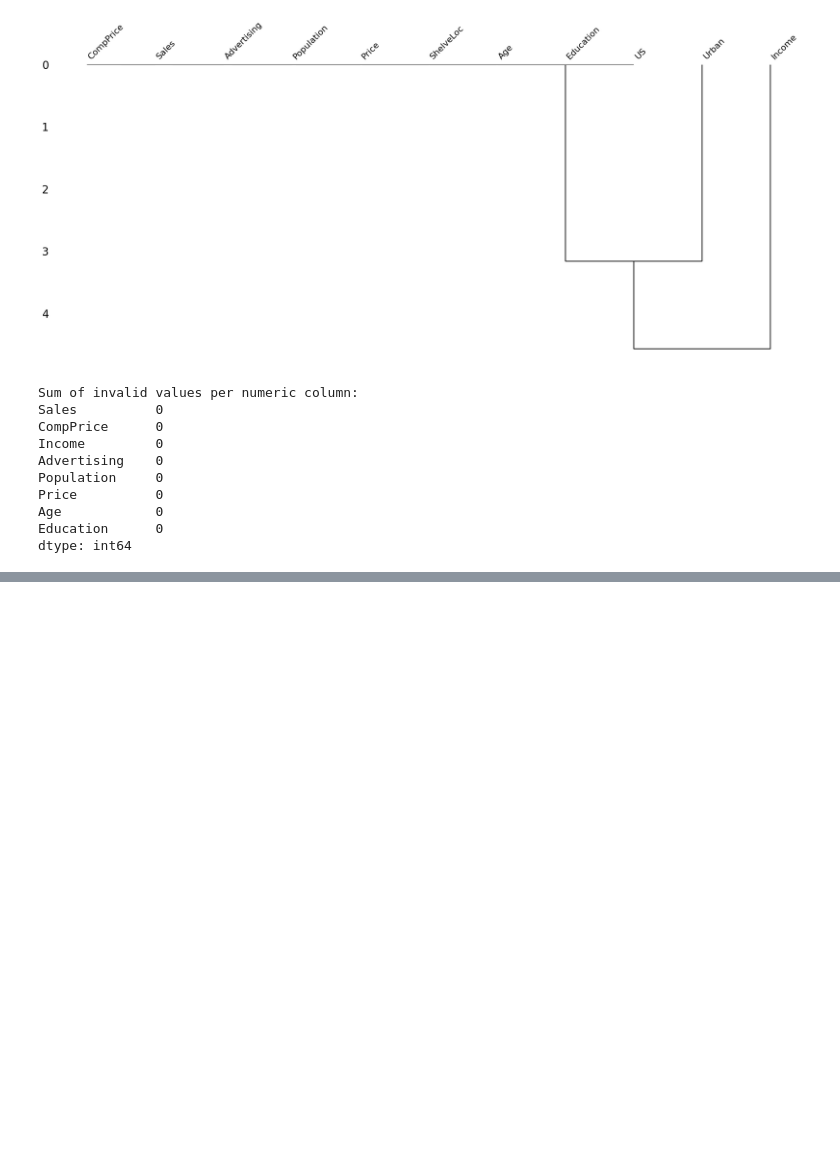
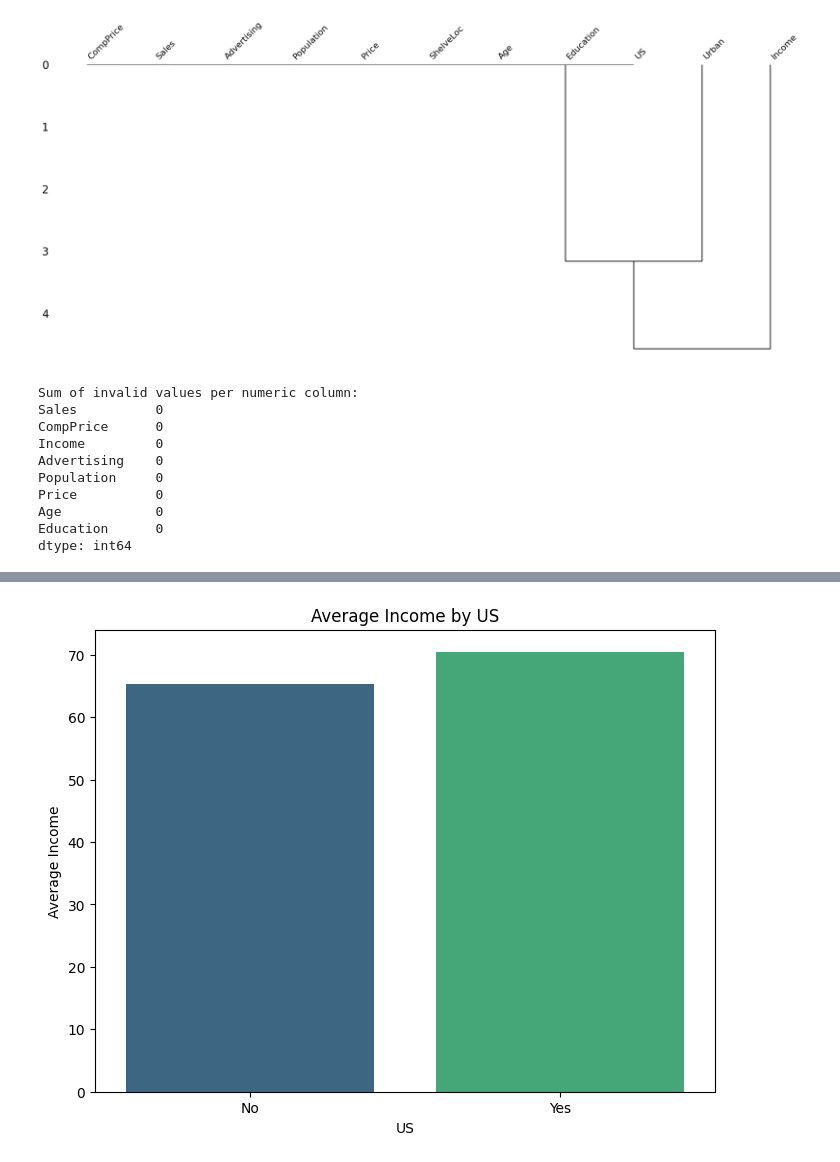
Before and after one commit to OskarPutz/DS, a Jupyter notebook: Exercise 4.ipynb, the cells around one changed output, grey strips where cells are left out. Cells and saved outputs as stored; diff of their text form; code cells hidden in the pictures; blank space fills up the shorter version.

```diff
--- a/Exercise 4.ipynb
+++ b/Exercise 4.ipynb
@@ -677,0 +796,13 @@ dtype: int64
+# %%
+# Calculate average income by US
+average_income_by_us = carseats.groupby('US')['Income'].mean()
+
+# Plot the average income by US
+plt.figure(figsize=(8, 6))
+sns.barplot(x=average_income_by_us.index, y=average_income_by_us.values, palette="viridis")
+plt.title('Average Income by US')
+plt.xlabel('US')
+plt.ylabel('Average Income')
+plt.show()
+# %% [output]
+[figure, added]
```
Also changed, not shown: parts of 13 cells of this notebook, 21 other files.
